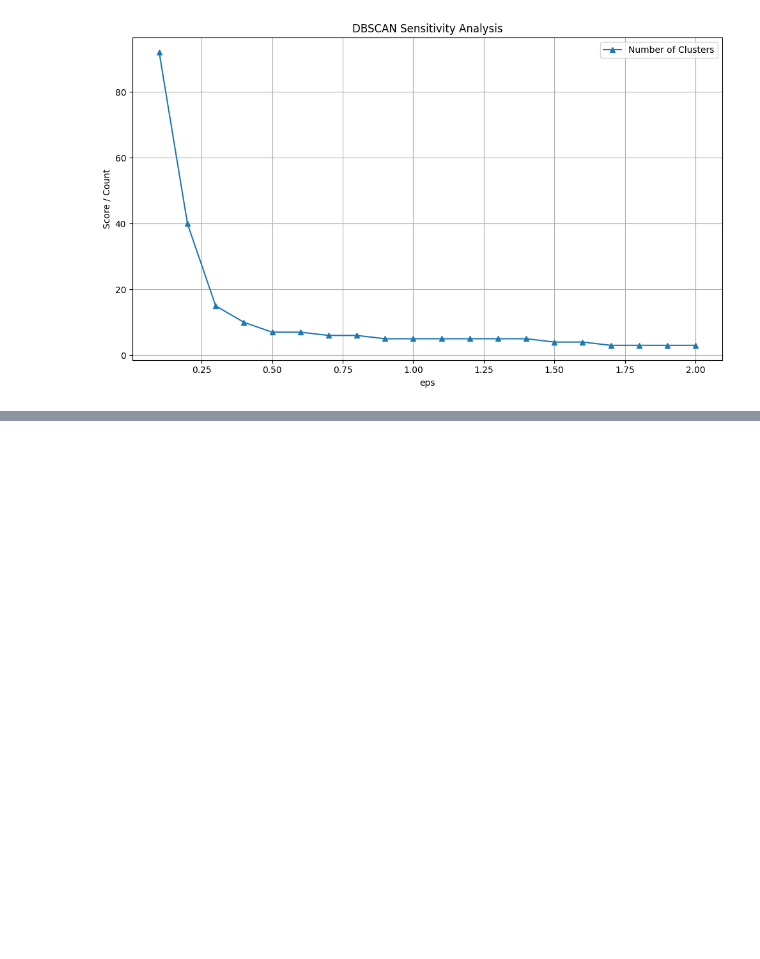
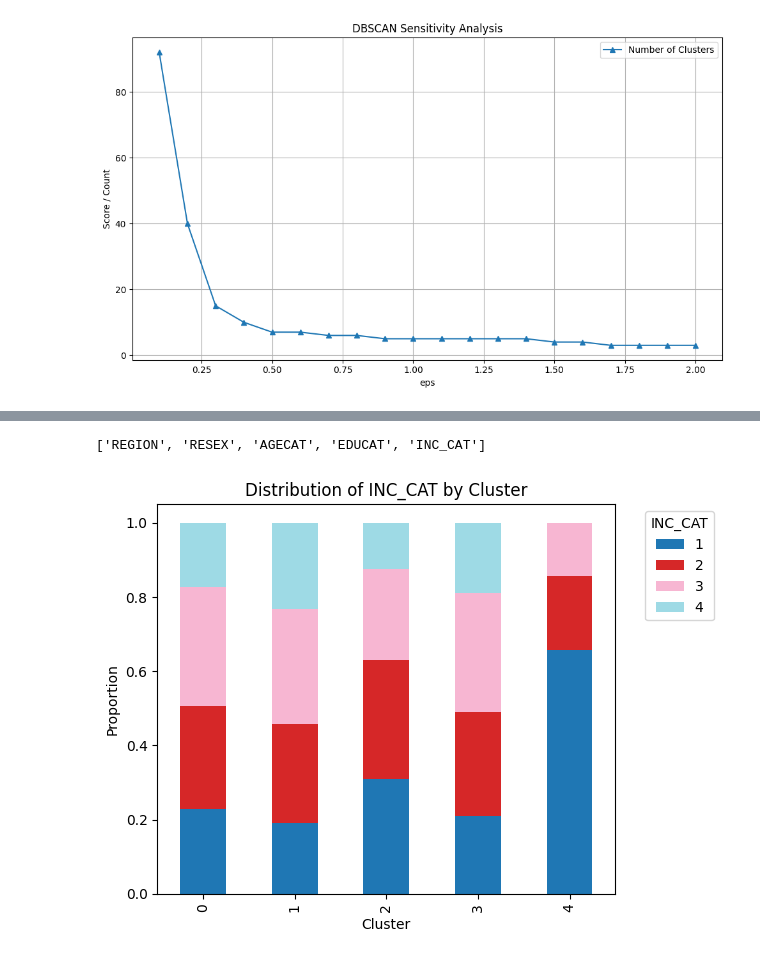
Before and after one commit to samroska/milestone-2-siads-696, a Jupyter notebook: Clustering - DBSCAN.ipynb, the cells around one changed output, grey strips where cells are left out. Saved outputs shown, nothing was run; the diff lists cells and outputs as text; code cells hidden in the pictures; blank space fills up the shorter version.

Commit message:
dbscan analysis visuals

```diff
--- a/Clustering - DBSCAN.ipynb
+++ b/Clustering - DBSCAN.ipynb
@@ -242,0 +219,4 @@ results
+# %%
+analysis_df = init_df.copy()
+analysis_df['cluster'] = labels5
+analysis_df
@@ -242,0 +237,19 @@ results
+# %%
+demo = demographic()
+demo_cols = [d for d in demo if d in analysis_df.columns]
+demo_cols
+# %% [output]
+['REGION', 'RESEX', 'AGECAT', 'EDUCAT', 'INC_CAT']
+# %%
+feature = 'INC_CAT'
+crosstab = pd.crosstab(analysis_df['cluster'], analysis_df[feature], normalize='index')
+
+crosstab.plot(kind='bar', stacked=True, colormap='tab20')
+plt.title(f"Distribution of {feature} by Cluster")
+plt.ylabel("Proportion")
+plt.xlabel("Cluster")
+plt.legend(title=feature, bbox_to_anchor=(1.05, 1), loc='upper left')
+plt.tight_layout()
+plt.show()
+# %% [output]
+[figure, added]
```
Also changed, not shown: parts of 12 cells of this notebook.
